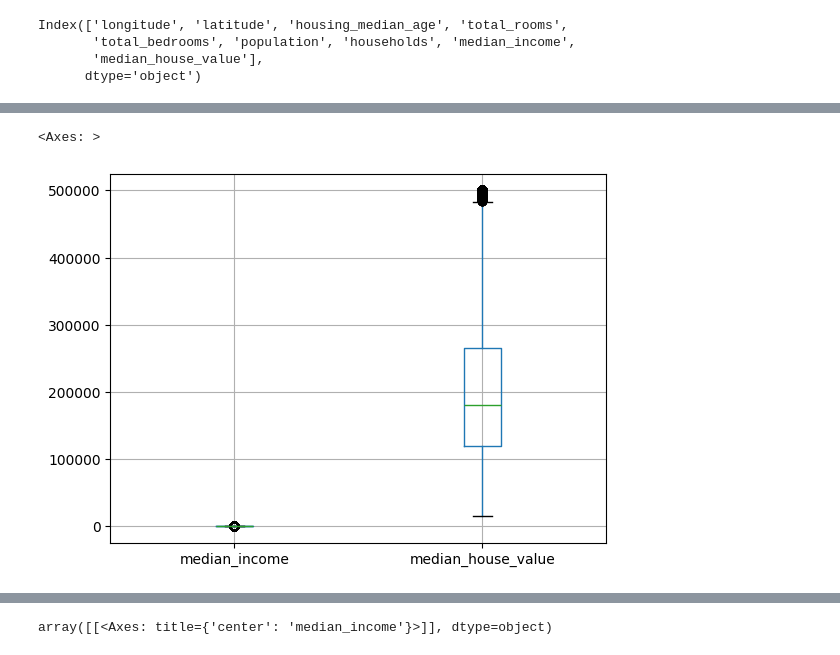
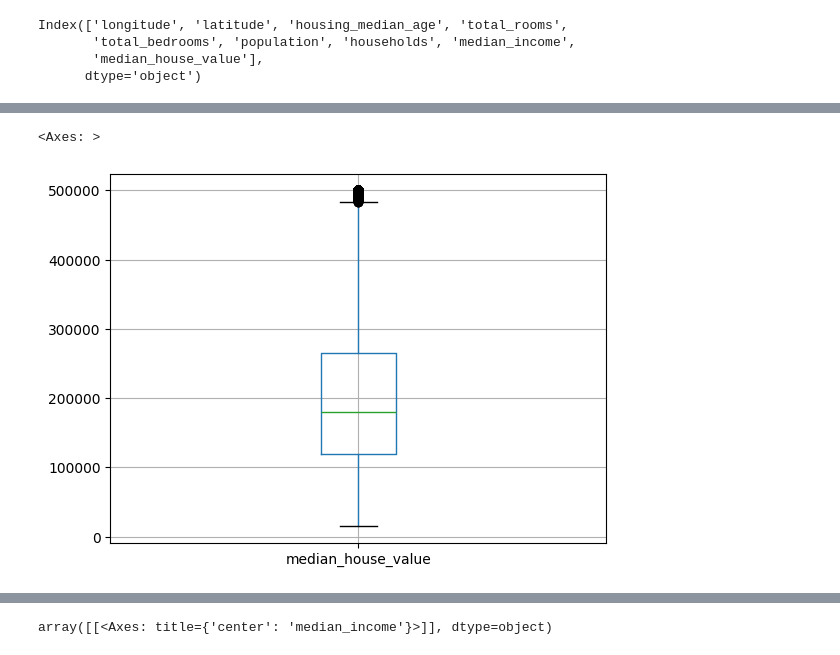
Before and after one commit to divyarthi/python-programming, a Jupyter notebook: example1.ipynb, the cells around one changed output, grey strips where cells are left out. Saved outputs shown, nothing was run; the diff lists cells and outputs as text; code cells hidden in the pictures.

```diff
--- a/example1.ipynb
+++ b/example1.ipynb
@@ -50,6 +54,6 @@ housing_data.describe().T
 # %%
 #missing values
-housing_data.isna().any()
+print(housing_data.isna().any())
 
 #if missing values drop rows
-housing_data.dropna(inplace=True,axis=0)
+dropped_data=housing_data.dropna(inplace=False,axis=0)
@@ -63,7 +78,7 @@ from sklearn.preprocessing import MinMaxScaler, MaxAbsScaler, StandardScaler
 # %%
 #box plots
 #whisker 1.5 times iqr
-housing_data.boxplot(['median_income','median_house_value']) #normalize to view
+housing_data.boxplot(['median_house_value']) #normalize to view
 # %% [output]
 <Axes: >
-[figure, old version]
+[figure, new version]
```
Also changed, not shown: parts of 10 cells of this notebook.
